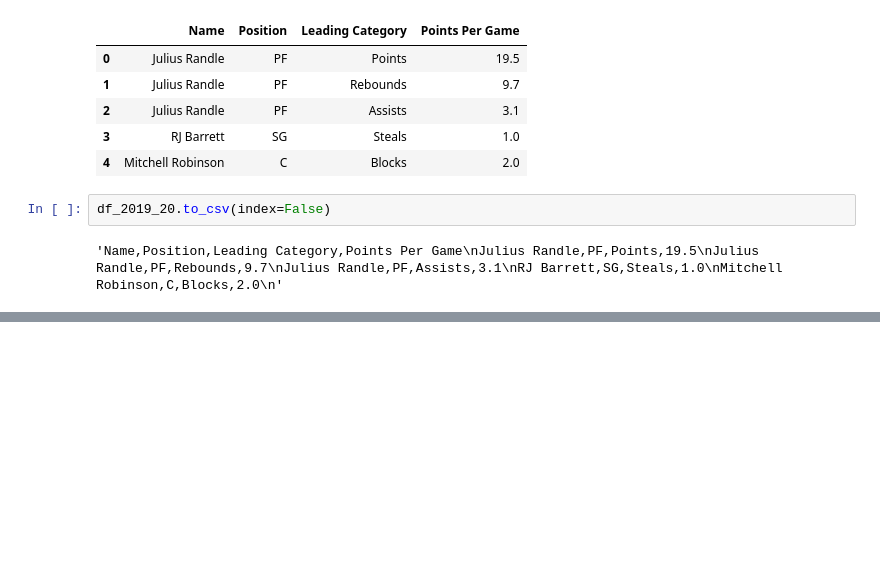
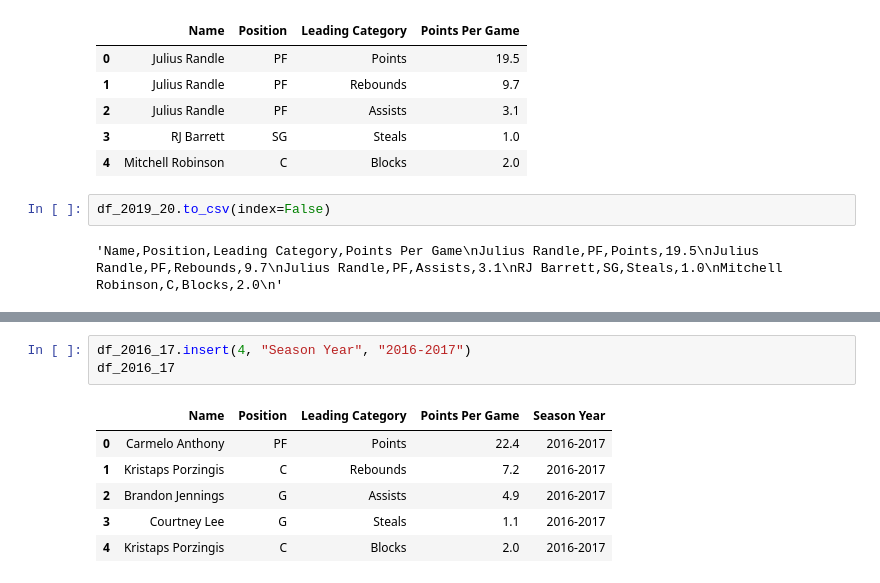
Before and after one commit to unitxero/CIS3120, a Jupyter notebook: Group Project/kevin_group_project_espn_webscrape.ipynb, the cells around one changed output, grey strips where cells are left out. Saved outputs shown, nothing was run; the diff lists cells and outputs as text; blank space fills up the shorter version.

```diff
--- a/Group Project/kevin_group_project_espn_webscrape.ipynb
+++ b/Group Project/kevin_group_project_espn_webscrape.ipynb
@@ -208,0 +428,10 @@ df_2019_20.to_csv(index=False)
+# %%
+df_2016_17.insert(4, "Season Year", "2016-2017")
+df_2016_17
+# %% [output]
+|  | Name | Position | Leading Category | Points Per Game | Season Year |
+| 0 | Carmelo Anthony | PF | Points | 22.4 | 2016-2017 |
+| 1 | Kristaps Porzingis | C | Rebounds | 7.2 | 2016-2017 |
+| 2 | Brandon Jennings | G | Assists | 4.9 | 2016-2017 |
+| 3 | Courtney Lee | G | Steals | 1.1 | 2016-2017 |
+| 4 | Kristaps Porzingis | C | Blocks | 2.0 | 2016-2017 |
```
Also changed, not shown: parts of 11 cells of this notebook.
